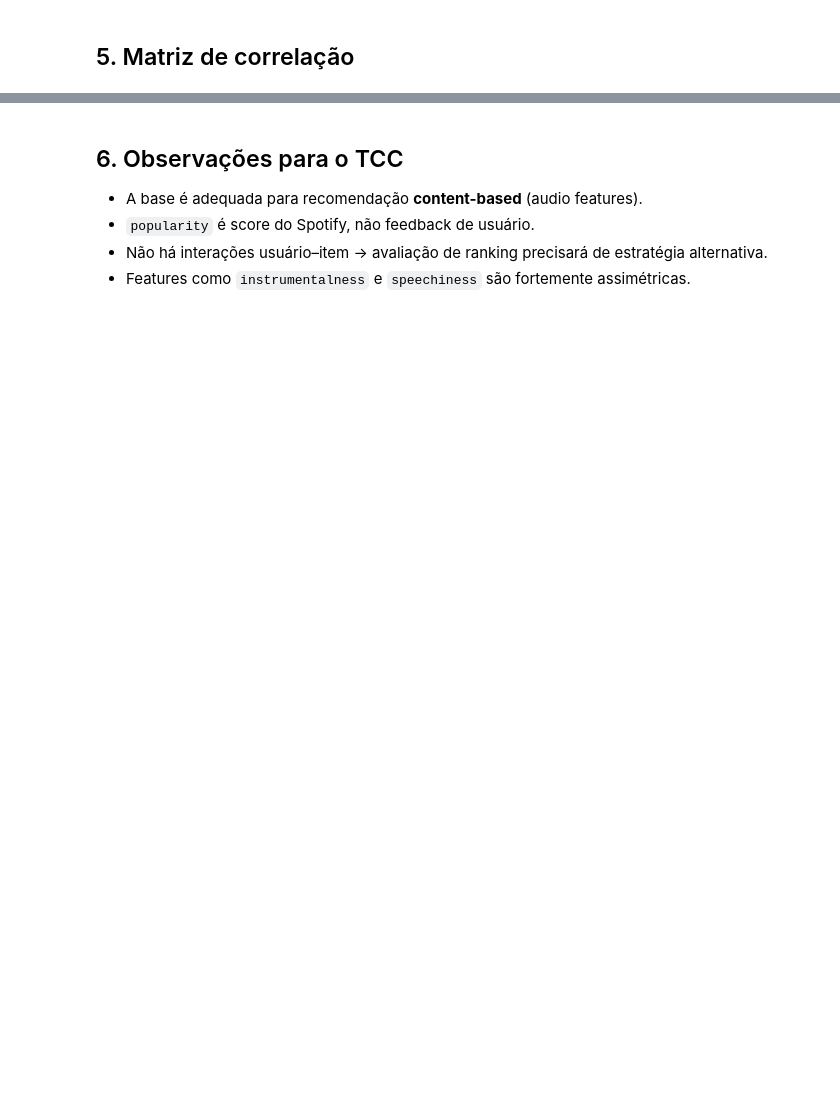
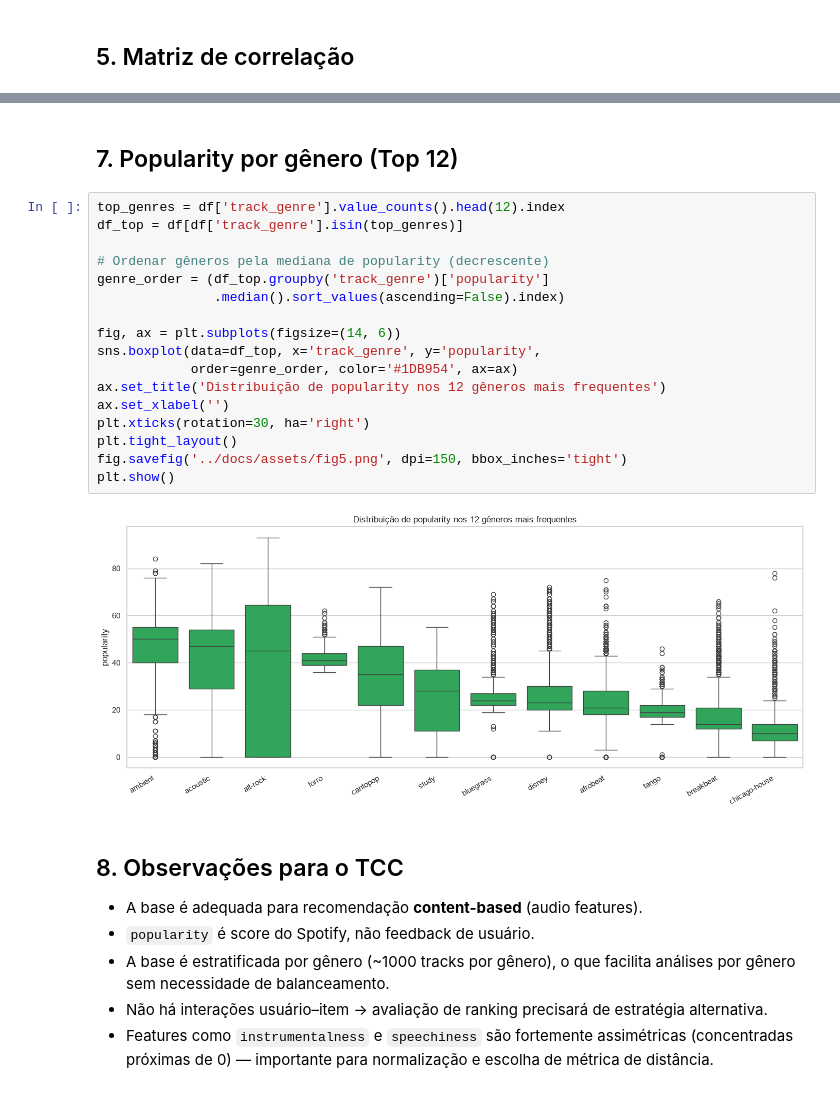
Before and after one commit to Muowl/spotify-dataset-explorer, a Jupyter notebook: notebooks/01_eda_spotify_tracks.ipynb, the cells around one changed output, grey strips where cells are left out. Cells and saved outputs as stored; diff of their text form; blank space fills up the shorter version.

```diff
--- a/notebooks/01_eda_spotify_tracks.ipynb
+++ b/notebooks/01_eda_spotify_tracks.ipynb
@@ -74,7 +126,29 @@ plt.show()
+# %% [markdown]
+## 7. Popularity por gênero (Top 12)
+# %%
+top_genres = df['track_genre'].value_counts().head(12).index
+df_top = df[df['track_genre'].isin(top_genres)]
+
+# Ordenar gêneros pela mediana de popularity (decrescente)
+genre_order = (df_top.groupby('track_genre')['popularity']
+               .median().sort_values(ascending=False).index)
+
+fig, ax = plt.subplots(figsize=(14, 6))
+sns.boxplot(data=df_top, x='track_genre', y='popularity',
+            order=genre_order, color='#1DB954', ax=ax)
+ax.set_title('Distribuição de popularity nos 12 gêneros mais frequentes')
+ax.set_xlabel('')
+plt.xticks(rotation=30, ha='right')
+plt.tight_layout()
+fig.savefig('../docs/assets/fig5.png', dpi=150, bbox_inches='tight')
+plt.show()
+# %% [output]
+[figure, added]
 # %% [markdown]
-## 6. Observações para o TCC
+## 8. Observações para o TCC
 
 - A base é adequada para recomendação **content-based** (audio features).
 - `popularity` é score do Spotify, não feedback de usuário.
+- A base é estratificada por gênero (~1000 tracks por gênero), o que facilita análises por gênero sem necessidade de balanceamento.
 - Não há interações usuário–item → avaliação de ranking precisará de estratégia alternativa.
-- Features como `instrumentalness` e `speechiness` são fortemente assimétricas.
+- Features como `instrumentalness` e `speechiness` são fortemente assimétricas (concentradas próximas de 0) — importante para normalização e escolha de métrica de distância.
```
Also changed, not shown: parts of 7 cells of this notebook, 5 other files.
